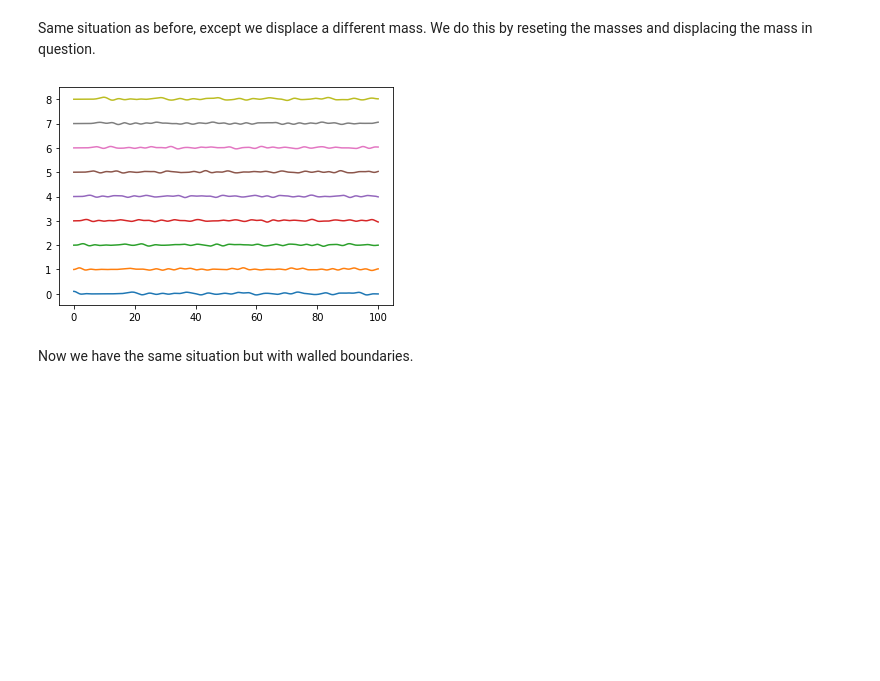
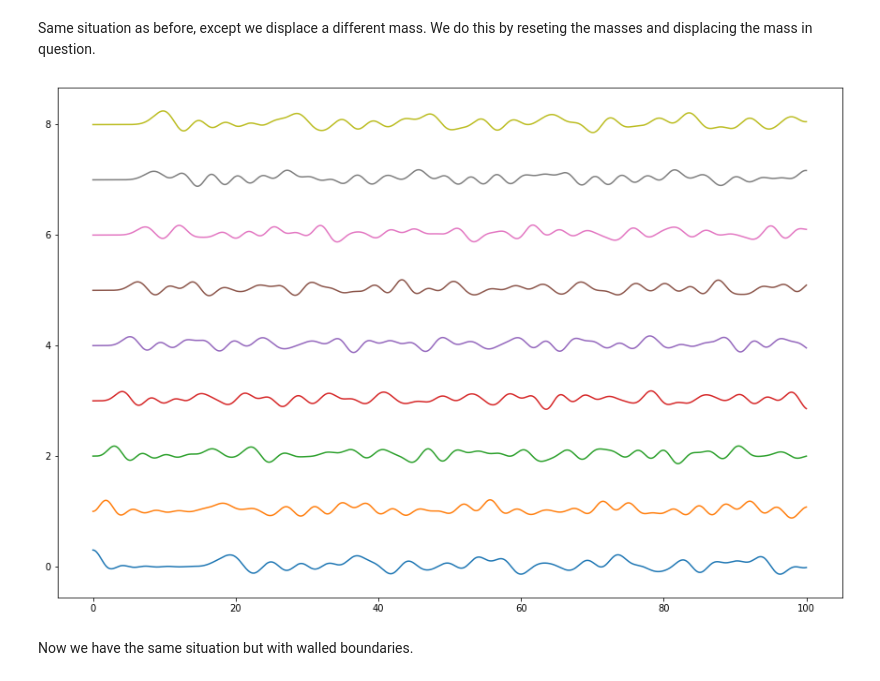
Before and after one commit to project-ida/phonons, a Jupyter notebook: string.ipynb, the cells around one changed output. Drawn from its saved outputs; the diff is of its cells as text; code cells hidden in the pictures; blank space fills up the shorter version.

```diff
--- a/string.ipynb
+++ b/string.ipynb
@@ -213,24 +216,25 @@ Same situation as before, except we displace a different mass. We do this by res
 # %%
 for obj in objects:
     obj.reset()
 
-objects[0].displace(0.1, 0)
+objects[0].displace(0.3, 0)
 center(objects)
 
 time = []
 for i in range(iters):
     time.append(i*dt)
     for s in springs:
         s.spring_force()
     for obj in objects:
 #        damping(obj, gamma)
         obj.Newton()
         obj.timestep()
+plt.figure(figsize = (15,10))
 for obj in objects:
     plt.plot(time, obj.xhistory)
 plt.show()
 # %% [output]
-[figure, old version]
+[figure, new version]
 # %% [markdown]
 Now we have the same situation but with walled boundaries.
 # %%
```
Also changed, not shown: parts of 4 cells of this notebook.
